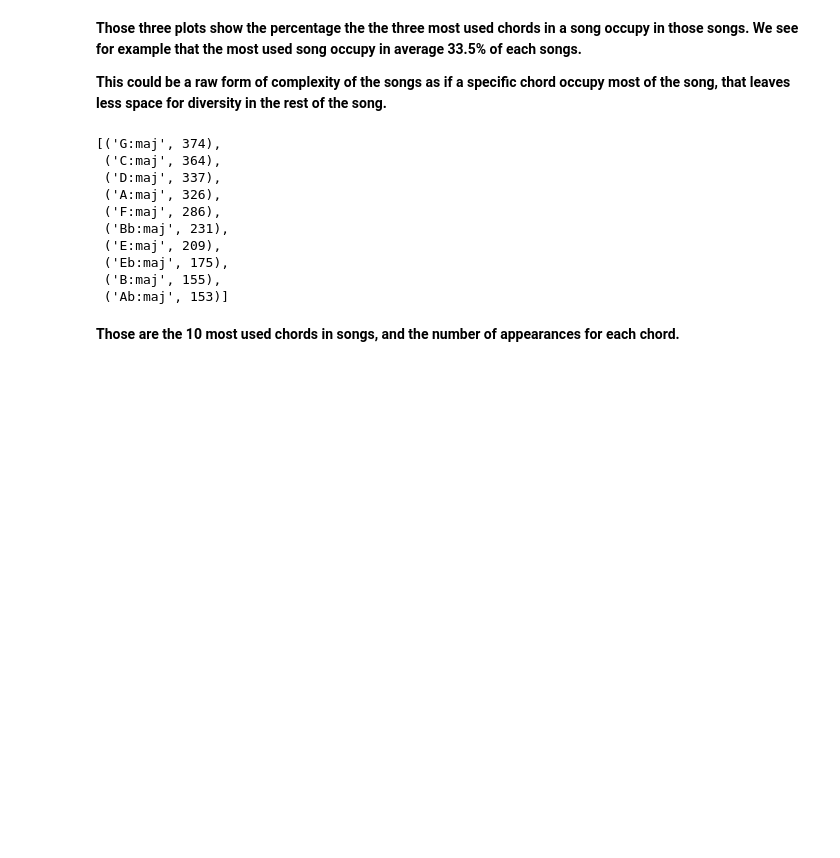
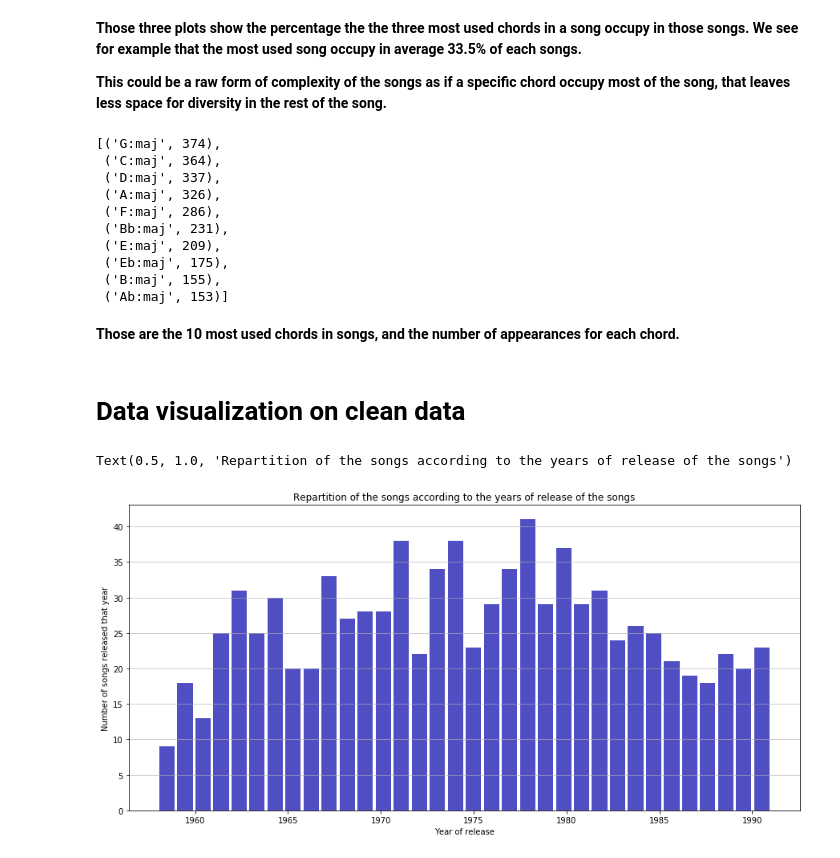
Before and after one commit to lucieperrotta/Digital-Musicology, a Jupyter notebook: preprocessing/dataset preprocessing.ipynb, the cells around one changed output. Cells and saved outputs as stored; diff of their text form; code cells hidden in the pictures; blank space fills up the shorter version.

Commit message:
Visualization on the clean data

```diff
--- a/preprocessing/dataset preprocessing.ipynb
+++ b/preprocessing/dataset preprocessing.ipynb
@@ -218,3 +218,19 @@ counter_chords.most_common(10)
  ('Ab:maj', 153)]
 # %% [markdown]
 **Those are the 10 most used chords in songs, and the number of appearances for each chord.**
+# %% [markdown]
+# Data visualization on clean data
+# %%
+years_release = [int(clean_data[k][1].split('/')[2]) for k in range(890)]
+
+plt.figure()
+plt.rcParams["figure.figsize"] = (15,7)
+
+n, bins, patches = plt.hist(x=years_release, bins=34, color='#0504aa',alpha=0.7, rwidth=0.85)
+plt.grid(axis='y', alpha=0.75)
+plt.xlabel('Year of release')
+plt.ylabel('Number of songs released that year')
+plt.title('Repartition of the songs according to the years of release of the songs')
+# %% [output]
+Text(0.5, 1.0, 'Repartition of the songs according to the years of release of the songs')
+[figure, added]
```
Also changed, not shown: parts of 5 cells of this notebook.
